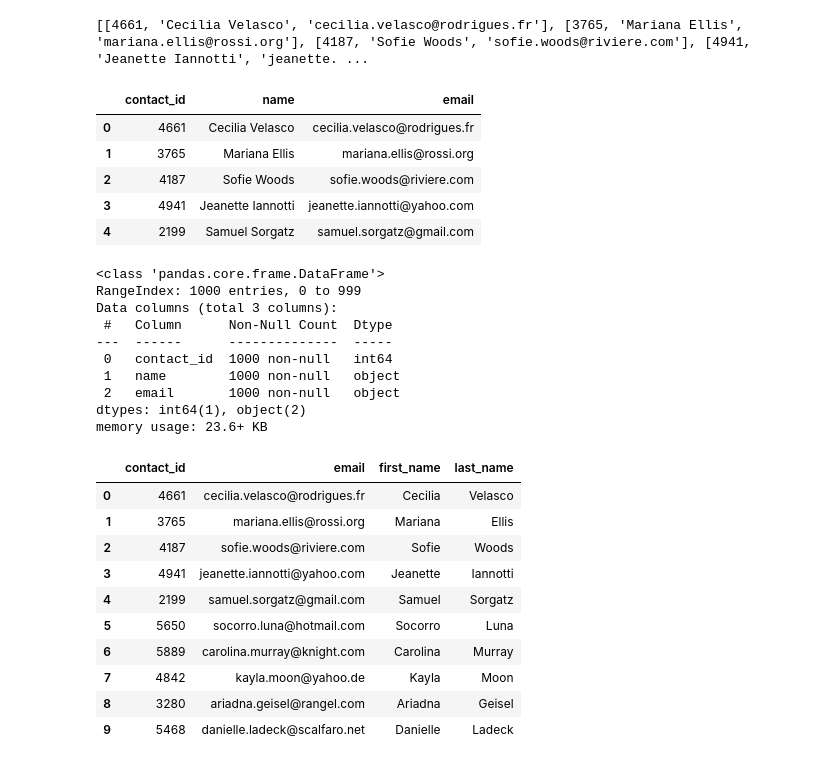
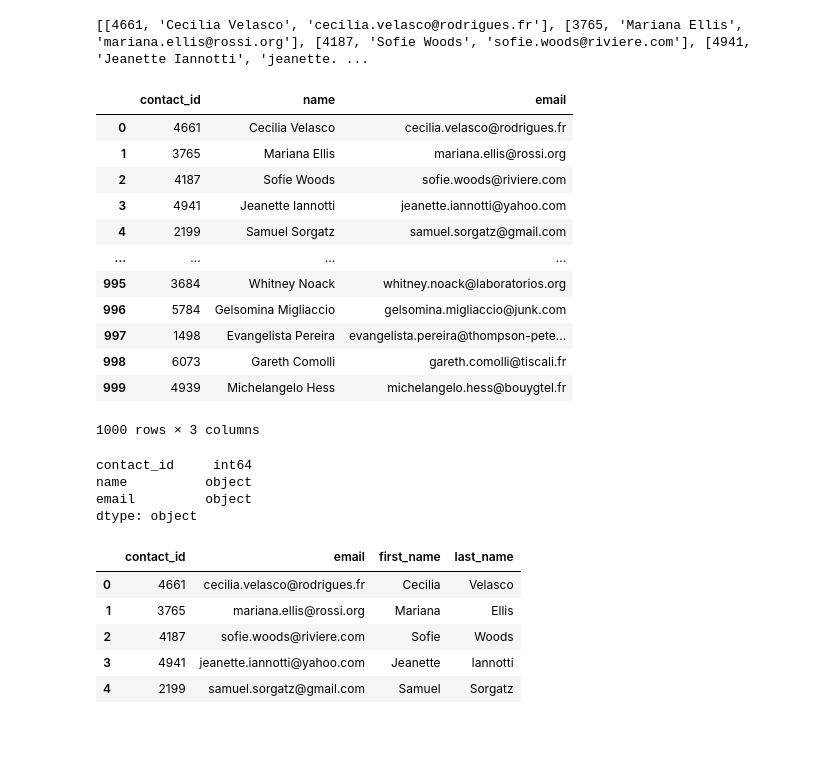
Before and after one commit to doka1331/Crowdfunding_ETL, a Jupyter notebook: Script_and_Files/ETL_Mini_Project_DKang_TWalje_JSmith.ipynb, the cells around one changed output. Cells and saved outputs as stored; diff of their text form; code cells hidden in the pictures; blank space fills up the shorter version.

Commit message:
Completed and Finalized script and csv files

```diff
--- a/Script_and_Files/ETL_Mini_Project_DKang_TWalje_JSmith.ipynb
+++ b/Script_and_Files/ETL_Mini_Project_DKang_TWalje_JSmith.ipynb
@@ -279,7 +302,7 @@ campaign_df.to_csv("Resources/campaign.csv", index=False)
 ### Extract the contacts.xlsx Data.
 # %%
 # Read the data into a Pandas DataFrame. Use the `header=2` parameter when reading in the data.
-campaign_cleaned.to_csv("Script_and_Files/Resources/contacts.xlsx", index=False)
+contact_info_df = pd.read_excel("Resources/contacts.xlsx", header=3)
 contact_info_df.head()
 # %% [output]
 |  | contact_info |
@@ -305,8 +328,12 @@ Then export the DataFrame as a `contacts.csv` CSV file.
 import json
 dict_values = []
 for index, row in contact_info_df.iterrows():
-    row_dict = row.to_dict()
-    dict_values.append(row_dict)
+    row_dict = row['contact_info']
+    data = json.loads(row_dict)
+    temp_row = []
+    for k,v in data.items():
+        temp_row.append(v)
+    dict_values.append(temp_row)
 
 # Print out the list of values for each row.
 print(dict_values)
@@ -317,6 +344,7 @@ print(dict_values)
 # to the 'contact_id', 'name', 'email' columns.
 contact_info_cols = ["contact_id", "name", "email"]
 contact_info_df = contact_info_df = pd.DataFrame(dict_values, columns= contact_info_cols)
+contact_info_df
 # %% [output]
 |  | contact_id | name | email |
 | 0 | 4661 | Cecilia Velasco | cecilia.velasco@rodrigues.fr |
@@ -324,39 +352,35 @@ contact_info_df = contact_info_df = pd.DataFrame(dict_values, columns= contact_i
 | 2 | 4187 | Sofie Woods | sofie.woods@riviere.com |
 | 3 | 4941 | Jeanette Iannotti | jeanette.iannotti@yahoo.com |
 | 4 | 2199 | Samuel Sorgatz | samuel.sorgatz@gmail.com |
+| ... | ... | ... | ... |
+| 995 | 3684 | Whitney Noack | whitney.noack@laboratorios.org |
+| 996 | 5784 | Gelsomina Migliaccio | gelsomina.migliaccio@junk.com |
+| 997 | 1498 | Evangelista Pereira | evangelista.pereira@thompson-pete... |
+| 998 | 6073 | Gareth Comolli | gareth.comolli@tiscali.fr |
+| 999 | 4939 | Michelangelo Hess | michelangelo.hess@bouygtel.fr |
+1000 rows × 3 columns
 # %%
 # Check the datatypes.
-contact_info_df.datatypes
+contact_info_df.dtypes
 # %% [output]
-<class 'pandas.core.frame.DataFrame'>
-RangeIndex: 1000 entries, 0 to 999
-Data columns (total 3 columns):
- #   Column      Non-Null Count  Dtype
----  ------      --------------  -----
- 0   contact_id  1000 non-null   int64
- 1   name        1000 non-null   object
- 2   email       1000 non-null   object
-dtypes: int64(1), object(2)
-memory usage: 23.6+ KB
+contact_id     int64
+name          object
+email         object
+dtype: object
 # %%
 # Create a "first"name" and "last_name" column with the first and last names from the "name" column.
 contact_info_df[['first_name', 'last_name']] = contact_info_df['name'].str.split(' ', 1, expand=True)
 
 # Drop the contact_name column
 contact_info_df.drop(columns=['name'], inplace=True)
-contact_info.head()
+contact_info_df.head()
 # %% [output]
 |  | contact_id | email | first_name | last_name |
 | 0 | 4661 | cecilia.velasco@rodrigues.fr | Cecilia | Velasco |
 | 1 | 3765 | mariana.ellis@rossi.org | Mariana | Ellis |
 | 2 | 4187 | sofie.woods@riviere.com | Sofie | Woods |
 | 3 | 4941 | jeanette.iannotti@yahoo.com | Jeanette | Iannotti |
 | 4 | 2199 | samuel.sorgatz@gmail.com | Samuel | Sorgatz |
-| 5 | 5650 | socorro.luna@hotmail.com | Socorro | Luna |
-| 6 | 5889 | carolina.murray@knight.com | Carolina | Murray |
-| 7 | 4842 | kayla.moon@yahoo.de | Kayla | Moon |
-| 8 | 3280 | ariadna.geisel@rangel.com | Ariadna | Geisel |
-| 9 | 5468 | danielle.ladeck@scalfaro.net | Danielle | Ladeck |
 # %%
 # Reorder the columns
 column_order = ["contact_id", "first_name", "last_name", "email"]
```
Also changed, not shown: parts of 9 cells of this notebook, 5 other files.
